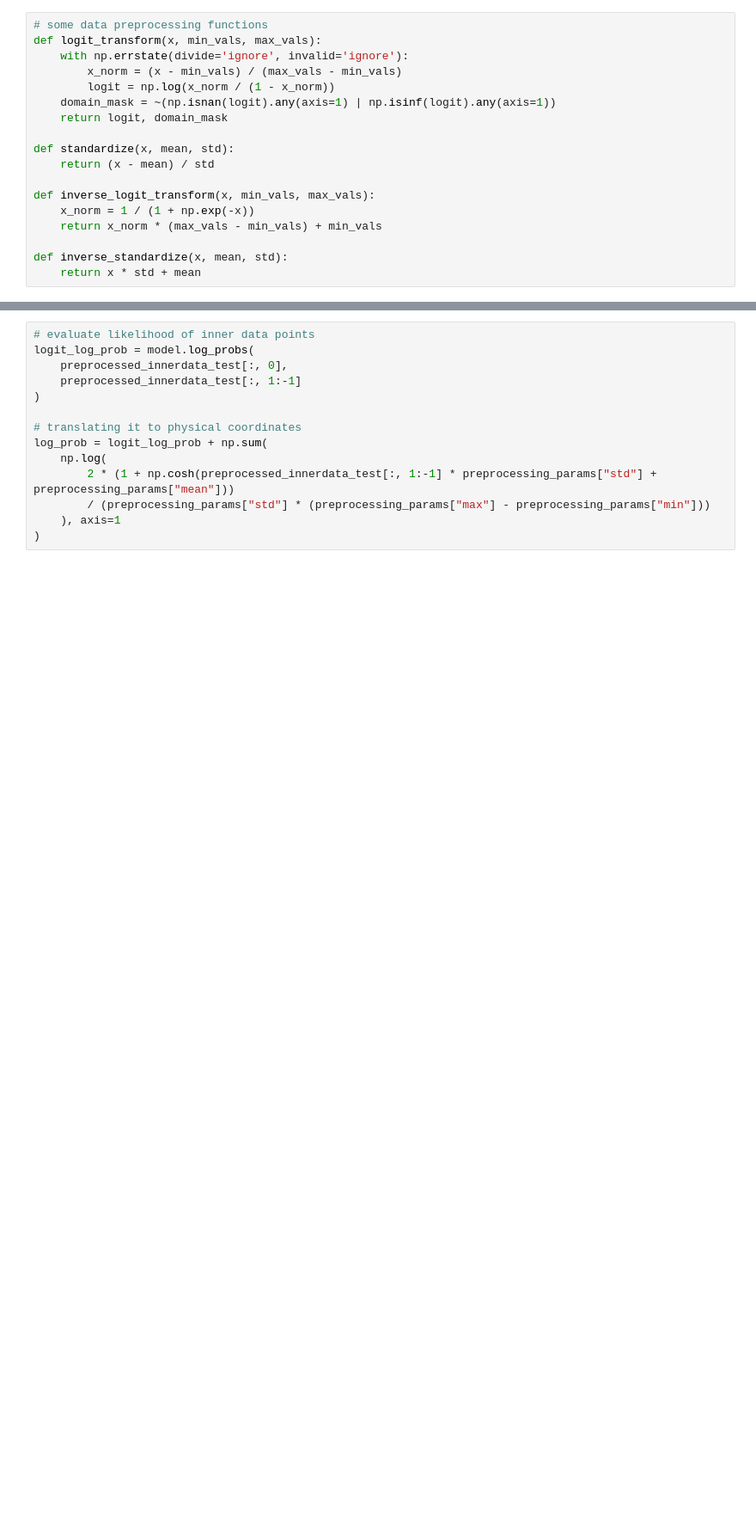
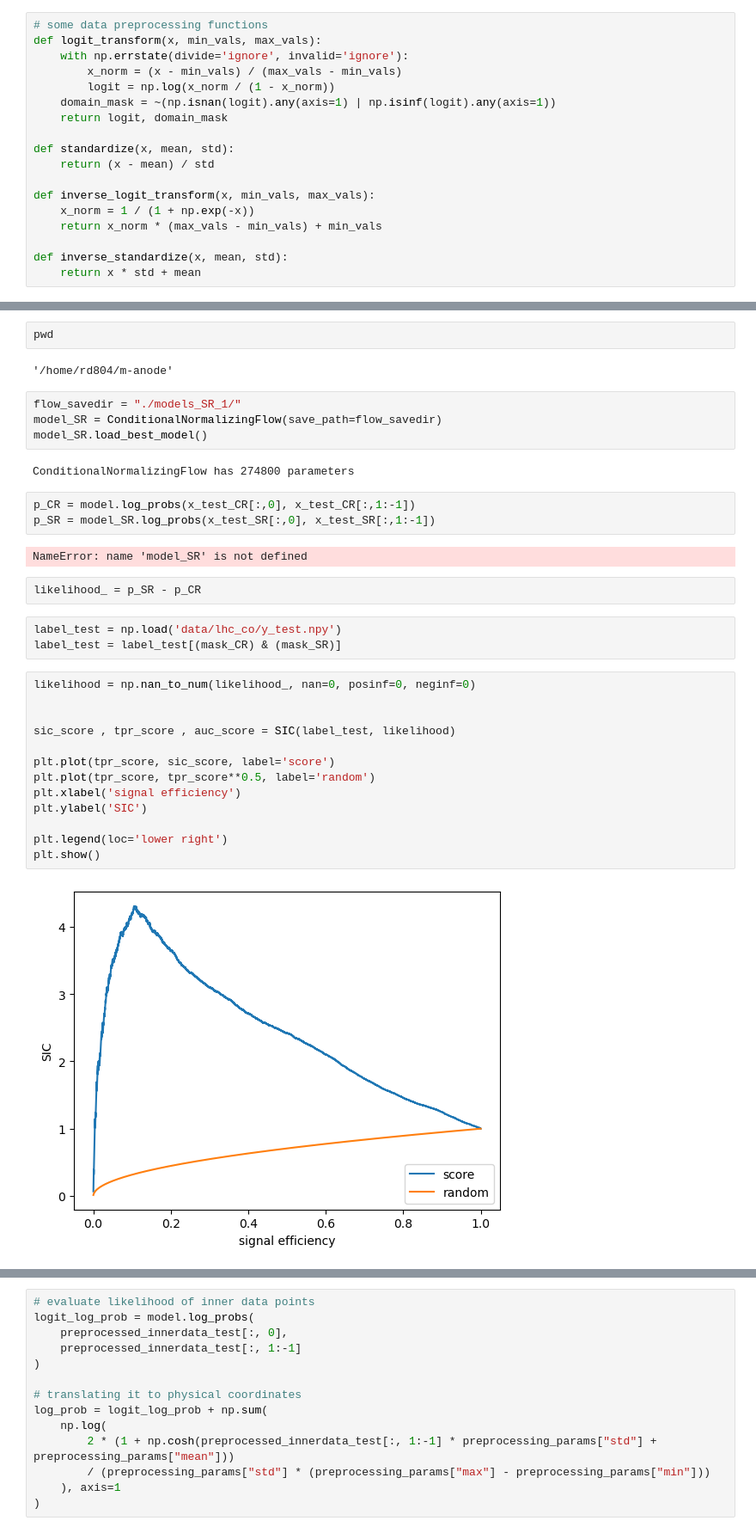
Before and after one commit to rd804/R-ANODE, a Jupyter notebook: notebooks/train_and_test_outer_model.ipynb, the cells around one changed output, grey strips where cells are left out. Shown at 86% size. Drawn from its saved outputs; the diff is of its cells as text; blank space fills up the shorter version.

```diff
--- a/notebooks/train_and_test_outer_model.ipynb
+++ b/notebooks/train_and_test_outer_model.ipynb
@@ -157,2 +274,37 @@ ConditionalNormalizingFlow has 274800 parameters
+# %%
+pwd
+# %% [output]
+'/home/rd804/m-anode'
+# %%
+flow_savedir = "./models_SR_1/"
+model_SR = ConditionalNormalizingFlow(save_path=flow_savedir)
+model_SR.load_best_model()
+# %% [output]
+ConditionalNormalizingFlow has 274800 parameters
+# %%
+p_CR = model.log_probs(x_test_CR[:,0], x_test_CR[:,1:-1])
+p_SR = model_SR.log_probs(x_test_SR[:,0], x_test_SR[:,1:-1])
+# %% [output]
+NameError: name 'model_SR' is not defined
+# %%
+likelihood_ = p_SR - p_CR
+# %%
+label_test = np.load('data/lhc_co/y_test.npy')
+label_test = label_test[(mask_CR) & (mask_SR)]
+# %%
+likelihood = np.nan_to_num(likelihood_, nan=0, posinf=0, neginf=0)
+
+
+sic_score , tpr_score , auc_score = SIC(label_test, likelihood)
+
+plt.plot(tpr_score, sic_score, label='score')
+plt.plot(tpr_score, tpr_score**0.5, label='random')
+plt.xlabel('signal efficiency')
+plt.ylabel('SIC')
+
+plt.legend(loc='lower right')
+plt.show()
+# %% [output]
+[figure, added]
 # %%
 # drawing samples at the same conditional values as the inner data (sanity check)
```
Also changed, not shown: parts of 29 cells of this notebook, 4 other files.
